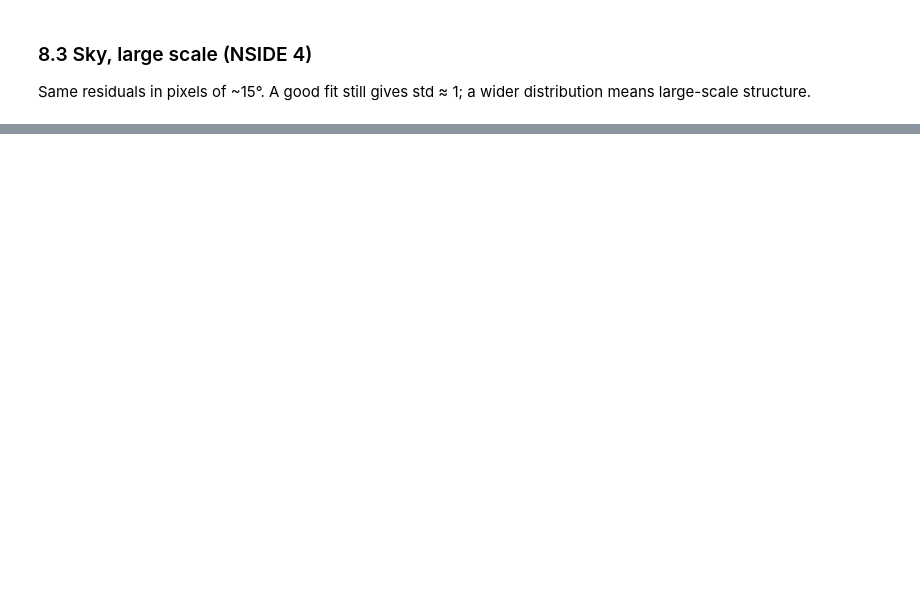
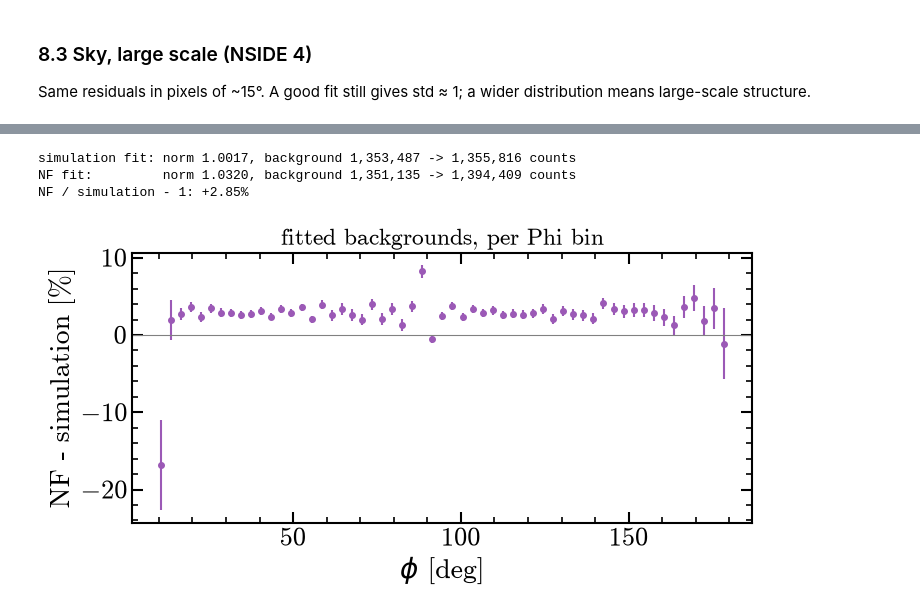
Before and after one commit to mquezada13/cosipy-background-nf, a Jupyter notebook: notebooks/04_fitting/14_dc4_511_imaging_fit.ipynb, the cells around one changed output, grey strips where cells are left out. Saved outputs shown, nothing was run; the diff lists cells and outputs as text; code cells hidden in the pictures; blank space fills up the shorter version.

```diff
--- a/notebooks/04_fitting/14_dc4_511_imaging_fit.ipynb
+++ b/notebooks/04_fitting/14_dc4_511_imaging_fit.ipynb
@@ -417,0 +365,27 @@ plt.show()
+# %%
+# Background of each fit: template x its fitted normalization (Sections 5 and 6), as arrays (Em, Phi, PsiChi)
+norm_sim, norm_nf = result_sim["background_normalization"], result_nf["background_normalization"]
+b_sim = np.asarray(data_if_sim.calc_bkg_expectation(norm_sim).to_dense().contents, dtype=float)
+b_nf = np.asarray(data_if_nf.calc_bkg_expectation(norm_nf).to_dense().contents, dtype=float)
+print(f"simulation fit: norm {norm_sim['background']:.4f}, background {bkg_sim_total.contents.sum():,.0f} -> {b_sim.sum():,.0f} counts")
+print(f"NF fit:         norm {norm_nf['background']:.4f}, background {bkg_nf_total.contents.sum():,.0f} -> {b_nf.sum():,.0f} counts")
+print(f"NF / simulation - 1: {b_nf.sum() / b_sim.sum() - 1:+.2%}")
+# %% [output]
+simulation fit: norm 1.0017, background 1,353,487 -> 1,355,816 counts
+NF fit:         norm 1.0320, background 1,351,135 -> 1,394,409 counts
+NF / simulation - 1: +2.85%
+# %%
+# Relative difference per Phi bin (summed over Em and the sky); error bars = Poisson noise of the simulation
+phi_edges = observed.axes["Phi"].edges.to_value("deg")
+phi_centres = 0.5 * (phi_edges[1:] + phi_edges[:-1])
+b_sim_phi, b_nf_phi = b_sim.sum(axis=(0, 2)), b_nf.sum(axis=(0, 2))
+ok = b_sim_phi > 0                                                     # bins below ~10 deg are empty
+
+fig, ax = plt.subplots(figsize=(8, 3.5))
+ax.errorbar(phi_centres[ok], 100 * (b_nf_phi[ok] / b_sim_phi[ok] - 1), yerr=100 / np.sqrt(b_sim_phi[ok]),
+            fmt="o", ms=4, color=COLORS["nf"])
+ax.axhline(0, color=COLORS["ref"], lw=0.8)
+ax.set(xlabel=r"$\phi$ [deg]", ylabel="NF - simulation [%]", title="fitted backgrounds, per Phi bin")
+plt.show()
+# %% [output]
+[figure, added]
```
Also changed, not shown: parts of 24 cells of this notebook, 3 other files.
